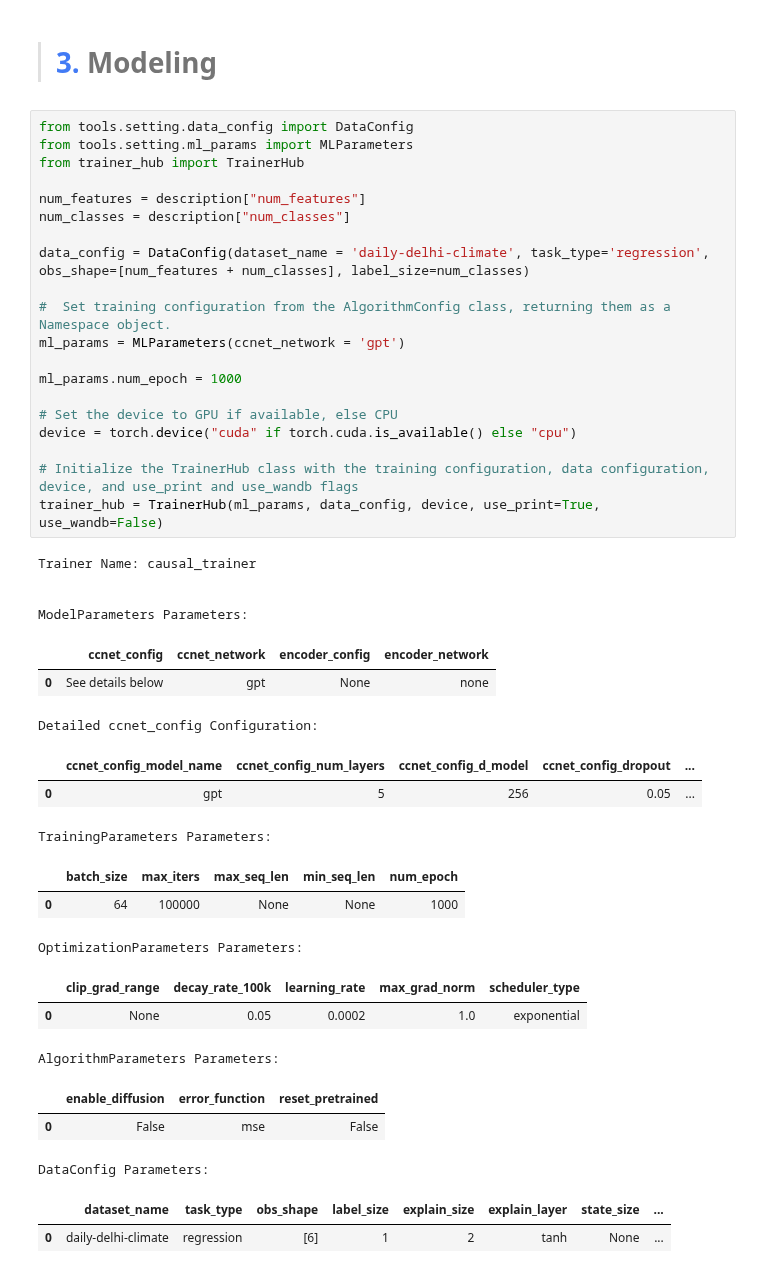
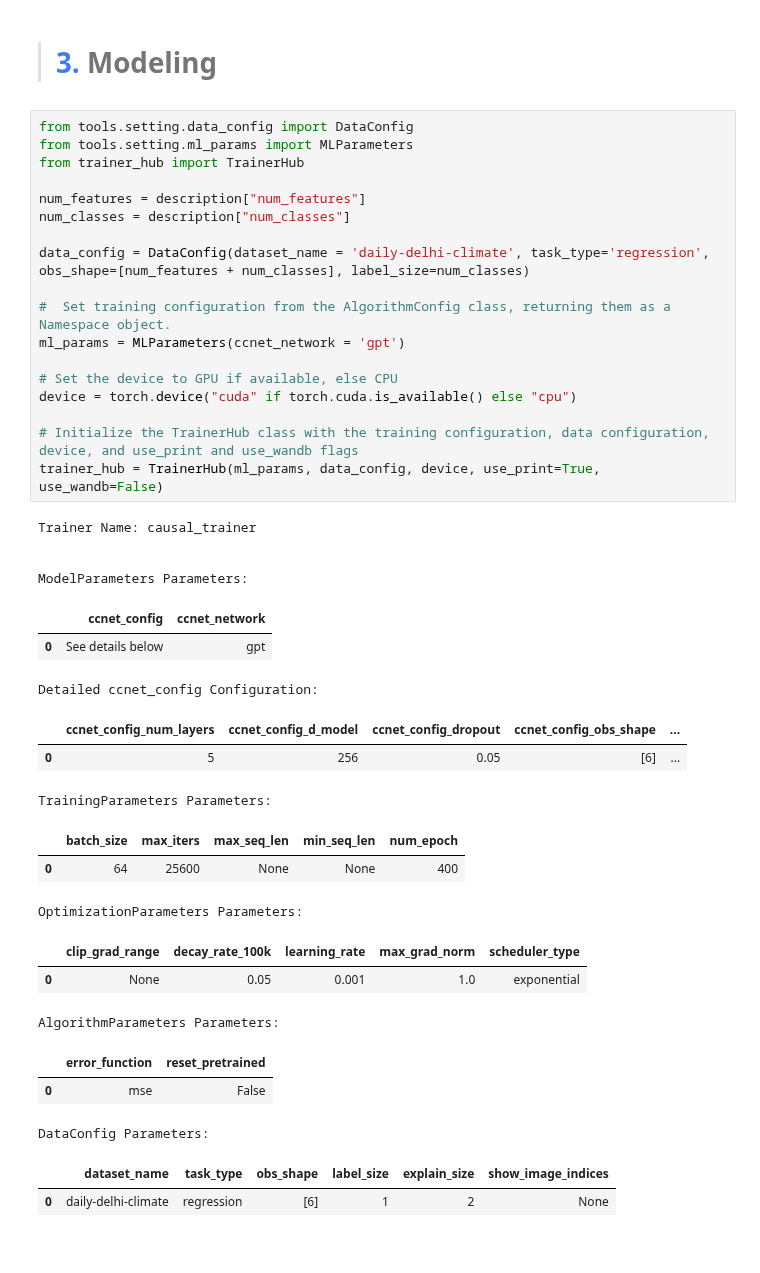
Before and after one commit to ccnets-team/causal-learning, a Jupyter notebook: examples/time_series/ccnet_daily_climate_prediction.ipynb, the cells around one changed output. Cells and saved outputs as stored; diff of their text form.

```diff
--- a/examples/time_series/ccnet_daily_climate_prediction.ipynb
+++ b/examples/time_series/ccnet_daily_climate_prediction.ipynb
@@ -134,45 +134,43 @@ test df shape:  (473, 6)
 # %%
 from tools.setting.data_config import DataConfig
 from tools.setting.ml_params import MLParameters
 from trainer_hub import TrainerHub
 
 num_features = description["num_features"]
 num_classes = description["num_classes"]
 
 data_config = DataConfig(dataset_name = 'daily-delhi-climate', task_type='regression', obs_shape=[num_features + num_classes], label_size=num_classes)
 
 #  Set training configuration from the AlgorithmConfig class, returning them as a Namespace object.
 ml_params = MLParameters(ccnet_network = 'gpt')
 
-ml_params.num_epoch = 1000
-
 # Set the device to GPU if available, else CPU
 device = torch.device("cuda" if torch.cuda.is_available() else "cpu")
 
 # Initialize the TrainerHub class with the training configuration, data configuration, device, and use_print and use_wandb flags
 trainer_hub = TrainerHub(ml_params, data_config, device, use_print=True, use_wandb=False)
 # %% [output]
 Trainer Name: causal_trainer
 
 
 ModelParameters Parameters:
-|  | ccnet_config | ccnet_network | encoder_config | encoder_network |
-| 0 | See details below | gpt | None | none |
+|  | ccnet_config | ccnet_network |
+| 0 | See details below | gpt |
 Detailed ccnet_config Configuration:
-|  | ccnet_config_model_name | ccnet_config_num_layers | ccnet_config_d_model | ccnet_config_dropout | ... |
-| 0 | gpt | 5 | 256 | 0.05 | ... |
+|  | ccnet_config_num_layers | ccnet_config_d_model | ccnet_config_dropout | ccnet_config_obs_shape | ... |
+| 0 | 5 | 256 | 0.05 | [6] | ... |
 TrainingParameters Parameters:
 |  | batch_size | max_iters | max_seq_len | min_seq_len | num_epoch |
-| 0 | 64 | 100000 | None | None | 1000 |
+| 0 | 64 | 25600 | None | None | 400 |
 OptimizationParameters Parameters:
 |  | clip_grad_range | decay_rate_100k | learning_rate | max_grad_norm | scheduler_type |
-| 0 | None | 0.05 | 0.0002 | 1.0 | exponential |
+| 0 | None | 0.05 | 0.001 | 1.0 | exponential |
 AlgorithmParameters Parameters:
-|  | enable_diffusion | error_function | reset_pretrained |
-| 0 | False | mse | False |
+|  | error_function | reset_pretrained |
+| 0 | mse | False |
 DataConfig Parameters:
-|  | dataset_name | task_type | obs_shape | label_size | explain_size | explain_layer | state_size | ... |
-| 0 | daily-delhi-climate | regression | [6] | 1 | 2 | tanh | None | ... |
+|  | dataset_name | task_type | obs_shape | label_size | explain_size | show_image_indices |
+| 0 | daily-delhi-climate | regression | [6] | 1 | 2 | None |
 # %%
 trainer_hub.train(trainset, testset)
 # %% [output]
```
Also changed, not shown: parts of 2 cells of this notebook.
